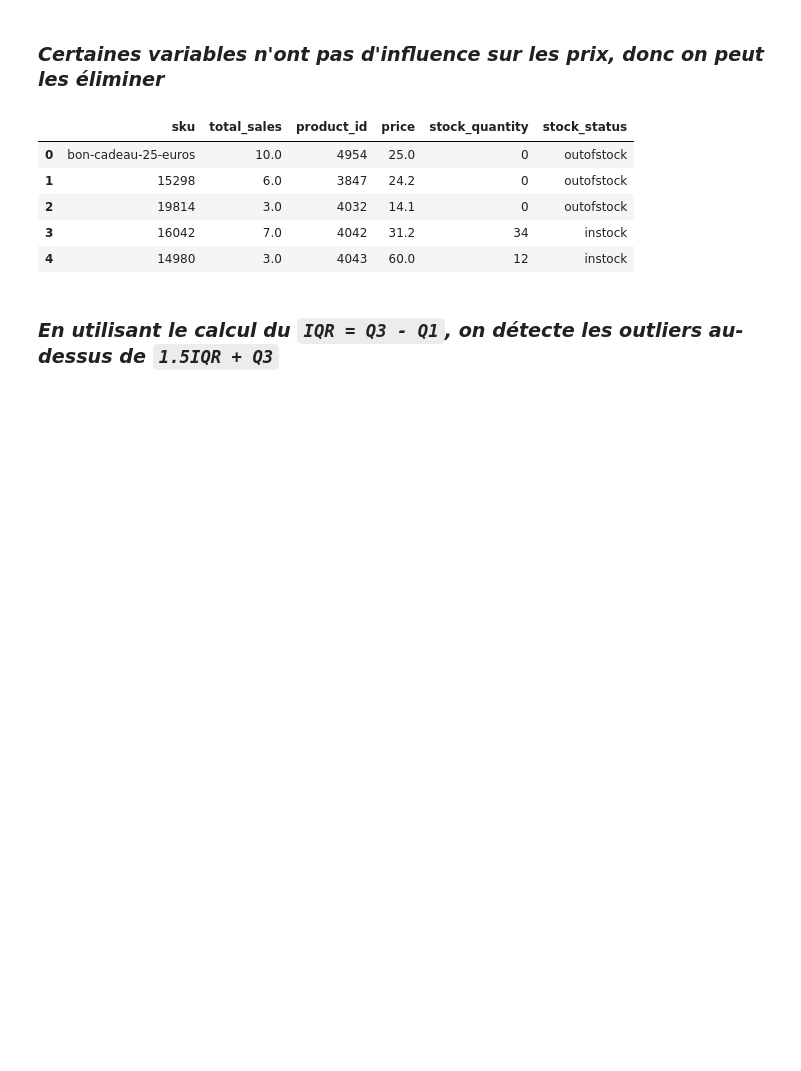
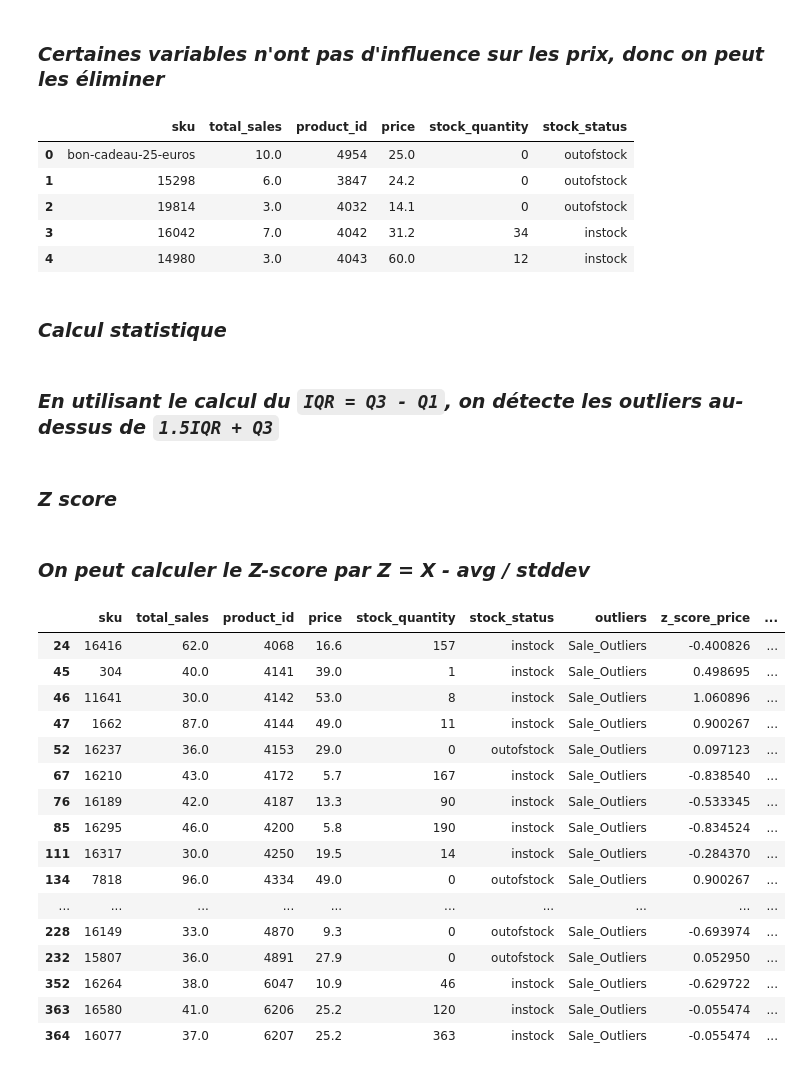
Before and after one commit to MoeAwwad/advanced_data_analysis, a Jupyter notebook: POUGET_AWWAD_ALHALABI.ipynb, the cells around one changed output. Saved outputs shown, nothing was run; the diff lists cells and outputs as text; code cells hidden in the pictures; blank space fills up the shorter version.

Commit message:
add z-score test

```diff
--- a/POUGET_AWWAD_ALHALABI.ipynb
+++ b/POUGET_AWWAD_ALHALABI.ipynb
@@ -383,6 +377,8 @@ reduced_df.head()
 | 2 | 19814 | 3.0 | 4032 | 14.1 | 0 | outofstock |
 | 3 | 16042 | 7.0 | 4042 | 31.2 | 34 | instock |
 | 4 | 14980 | 3.0 | 4043 | 60.0 | 12 | instock |
+# %% [markdown]
+### _Calcul statistique_
 # %% [markdown]
 ### _En utilisant le calcul du `IQR = Q3 - Q1`, on détecte les outliers au-dessus de `1.5IQR + Q3`_
 # %%
@@ -398,0 +394,29 @@ fig.show()
+# %% [markdown]
+### _Z score_
+# %% [markdown]
+### _On peut calculer le Z-score par Z = X - avg / stddev_
+# %%
+reduced_df['z_score_price'] = reduced_df.price.apply(lambda x: (
+    x - reduced_df.price.mean())/reduced_df.price.std(ddof=0))
+reduced_df['z_score_sales'] = reduced_df.total_sales.apply(lambda x: (
+    x - reduced_df.total_sales.mean()))/reduced_df.total_sales.std(ddof=0)
+# Si z_score > 2*stddev -> Outlier
+reduced_df[reduced_df['z_score_sales'] > 2]
+# %% [output]
+|  | sku | total_sales | product_id | price | stock_quantity | stock_status | outliers | z_score_price | ... |
+| 24 | 16416 | 62.0 | 4068 | 16.6 | 157 | instock | Sale_Outliers | -0.400826 | ... |
+| 45 | 304 | 40.0 | 4141 | 39.0 | 1 | instock | Sale_Outliers | 0.498695 | ... |
+| 46 | 11641 | 30.0 | 4142 | 53.0 | 8 | instock | Sale_Outliers | 1.060896 | ... |
+| 47 | 1662 | 87.0 | 4144 | 49.0 | 11 | instock | Sale_Outliers | 0.900267 | ... |
+| 52 | 16237 | 36.0 | 4153 | 29.0 | 0 | outofstock | Sale_Outliers | 0.097123 | ... |
+| 67 | 16210 | 43.0 | 4172 | 5.7 | 167 | instock | Sale_Outliers | -0.838540 | ... |
+| 76 | 16189 | 42.0 | 4187 | 13.3 | 90 | instock | Sale_Outliers | -0.533345 | ... |
+| 85 | 16295 | 46.0 | 4200 | 5.8 | 190 | instock | Sale_Outliers | -0.834524 | ... |
+| 111 | 16317 | 30.0 | 4250 | 19.5 | 14 | instock | Sale_Outliers | -0.284370 | ... |
+| 134 | 7818 | 96.0 | 4334 | 49.0 | 0 | outofstock | Sale_Outliers | 0.900267 | ... |
+| ... | ... | ... | ... | ... | ... | ... | ... | ... | ... |
+| 228 | 16149 | 33.0 | 4870 | 9.3 | 0 | outofstock | Sale_Outliers | -0.693974 | ... |
+| 232 | 15807 | 36.0 | 4891 | 27.9 | 0 | outofstock | Sale_Outliers | 0.052950 | ... |
+| 352 | 16264 | 38.0 | 6047 | 10.9 | 46 | instock | Sale_Outliers | -0.629722 | ... |
+| 363 | 16580 | 41.0 | 6206 | 25.2 | 120 | instock | Sale_Outliers | -0.055474 | ... |
+| 364 | 16077 | 37.0 | 6207 | 25.2 | 363 | instock | Sale_Outliers | -0.055474 | ... |
```
Also changed, not shown: parts of 11 cells of this notebook.
